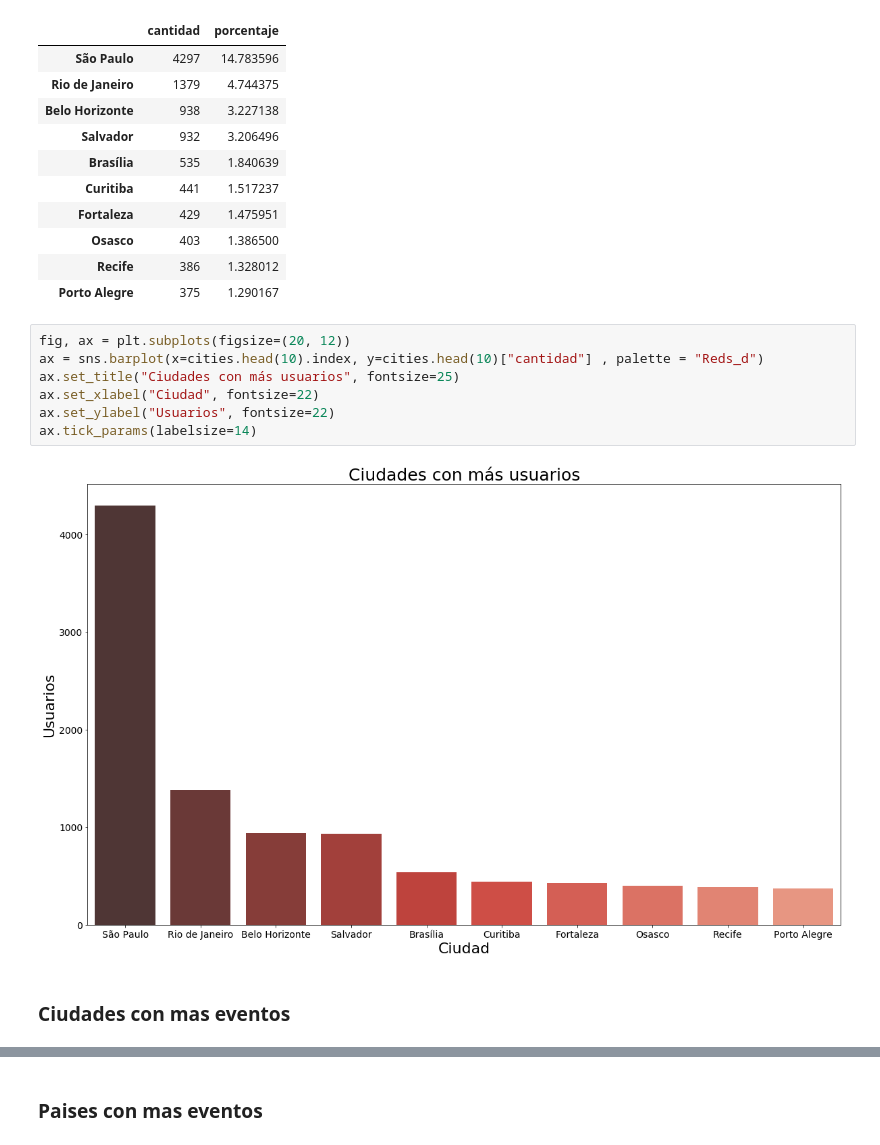
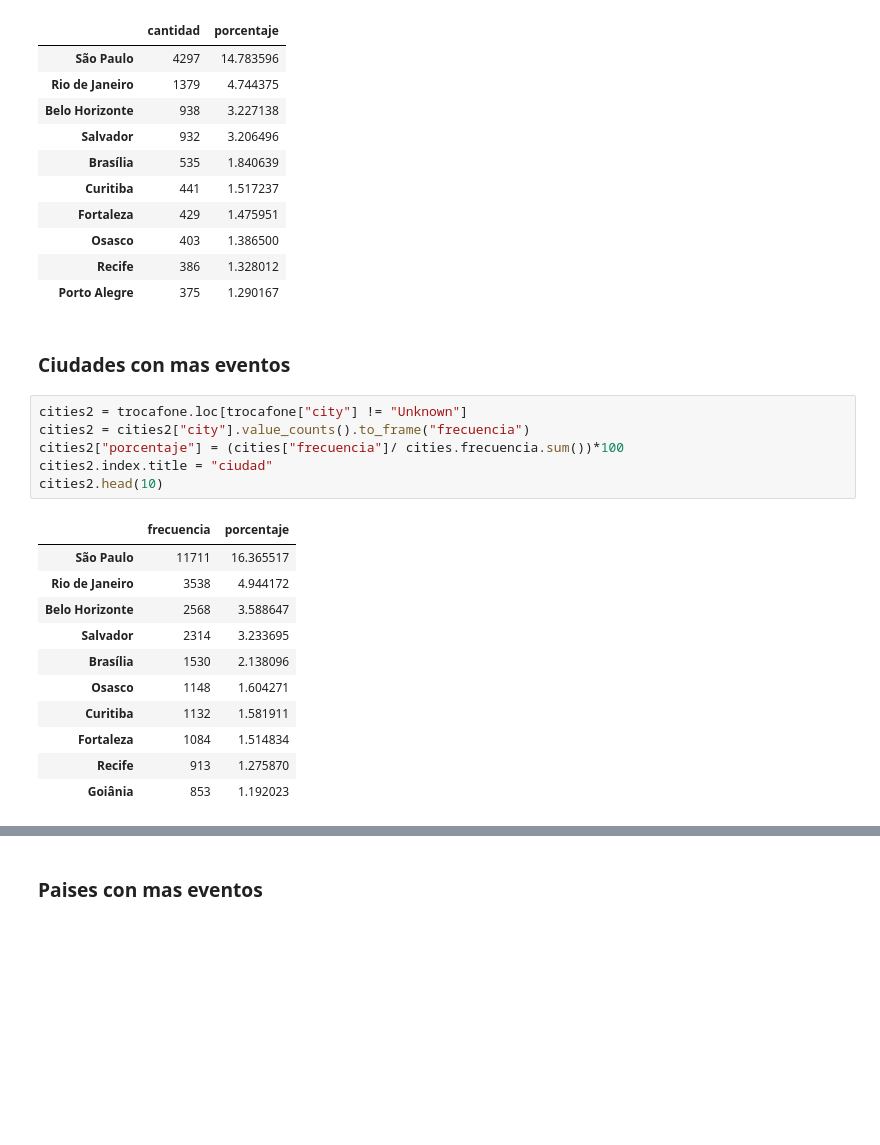
Before and after one commit to emabrea/7506-DATOS-TP1, a Jupyter notebook: Analisis Exploratorio.ipynb, the cells around one changed output, grey strips where cells are left out. Saved outputs shown, nothing was run; the diff lists cells and outputs as text; blank space fills up the shorter version.

```diff
--- a/Analisis Exploratorio.ipynb
+++ b/Analisis Exploratorio.ipynb
@@ -774,15 +763,24 @@ cities.head(10)
 | Osasco | 403 | 1.386500 |
 | Recife | 386 | 1.328012 |
 | Porto Alegre | 375 | 1.290167 |
-# %%
-fig, ax = plt.subplots(figsize=(20, 12))
-ax = sns.barplot(x=cities.head(10).index, y=cities.head(10)["cantidad"] , palette = "Reds_d")
-ax.set_title("Ciudades con más usuarios", fontsize=25)
-ax.set_xlabel("Ciudad", fontsize=22)
-ax.set_ylabel("Usuarios", fontsize=22)
-ax.tick_params(labelsize=14)
-# %% [output]
-[figure, removed]
 # %% [markdown]
 ### Ciudades con mas eventos
+# %%
+cities2 = trocafone.loc[trocafone["city"] != "Unknown"]
+cities2 = cities2["city"].value_counts().to_frame("frecuencia")
+cities2["porcentaje"] = (cities["frecuencia"]/ cities.frecuencia.sum())*100
+cities2.index.title = "ciudad"
+cities2.head(10)
+# %% [output]
+|  | frecuencia | porcentaje |
+| São Paulo | 11711 | 16.365517 |
+| Rio de Janeiro | 3538 | 4.944172 |
+| Belo Horizonte | 2568 | 3.588647 |
+| Salvador | 2314 | 3.233695 |
+| Brasília | 1530 | 2.138096 |
+| Osasco | 1148 | 1.604271 |
+| Curitiba | 1132 | 1.581911 |
+| Fortaleza | 1084 | 1.514834 |
+| Recife | 913 | 1.275870 |
+| Goiânia | 853 | 1.192023 |
 # %%
```
Also changed, not shown: parts of 10 cells of this notebook.
